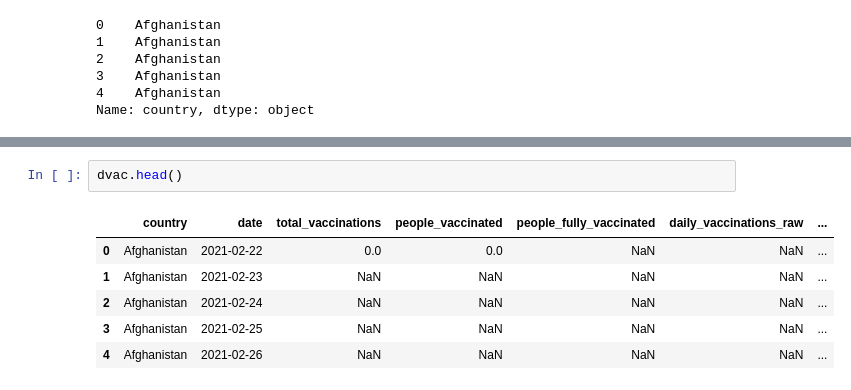
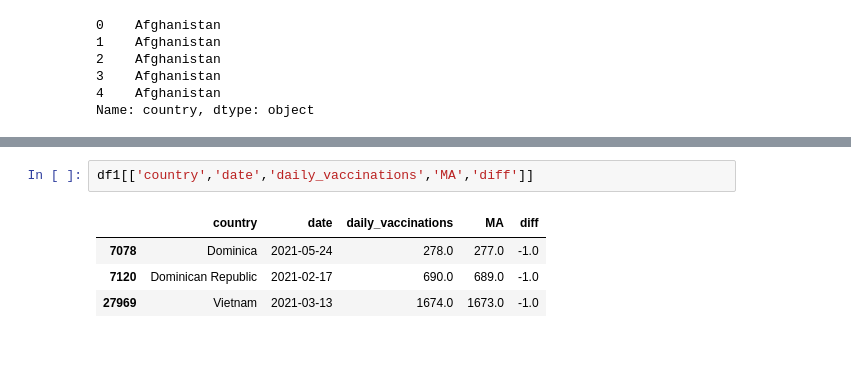
Before and after one commit to gra-vel/covid-vaccine, a Jupyter notebook: Untitled.ipynb, the cells around one changed output, grey strips where cells are left out. Saved outputs shown, nothing was run; the diff lists cells and outputs as text; blank space fills up the shorter version.

```diff
--- a/Untitled.ipynb
+++ b/Untitled.ipynb
@@ -35,9 +83,7 @@ dvac = df[['country', 'date', 'total_vaccinations', 'people_vaccinated', 'people
 # %%
-dvac.head()
+df1[['country','date','daily_vaccinations','MA','diff']]
 # %% [output]
-|  | country | date | total_vaccinations | people_vaccinated | people_fully_vaccinated | daily_vaccinations_raw | ... |
-| 0 | Afghanistan | 2021-02-22 | 0.0 | 0.0 | NaN | NaN | ... |
-| 1 | Afghanistan | 2021-02-23 | NaN | NaN | NaN | NaN | ... |
-| 2 | Afghanistan | 2021-02-24 | NaN | NaN | NaN | NaN | ... |
-| 3 | Afghanistan | 2021-02-25 | NaN | NaN | NaN | NaN | ... |
-| 4 | Afghanistan | 2021-02-26 | NaN | NaN | NaN | NaN | ... |
+|  | country | date | daily_vaccinations | MA | diff |
+| 7078 | Dominica | 2021-05-24 | 278.0 | 277.0 | -1.0 |
+| 7120 | Dominican Republic | 2021-02-17 | 690.0 | 689.0 | -1.0 |
+| 27969 | Vietnam | 2021-03-13 | 1674.0 | 1673.0 | -1.0 |
```
Also changed, not shown: parts of 7 cells of this notebook.
